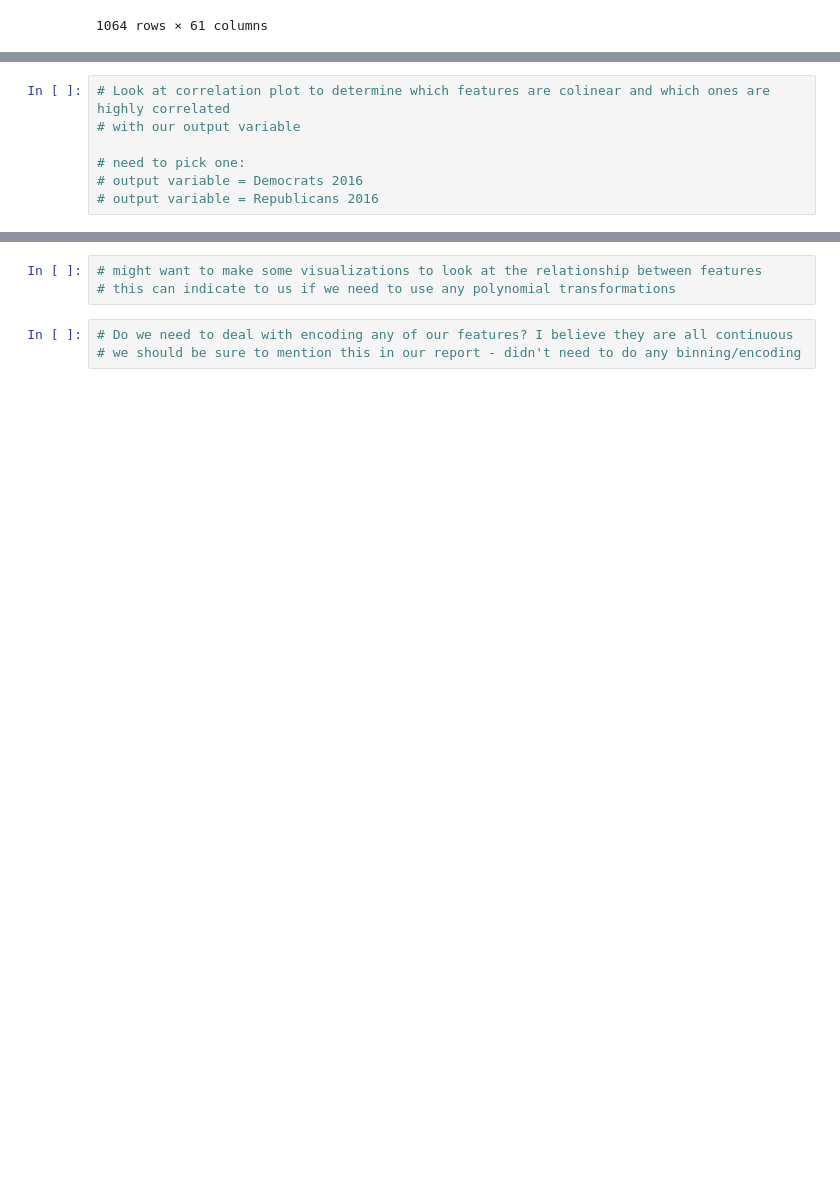
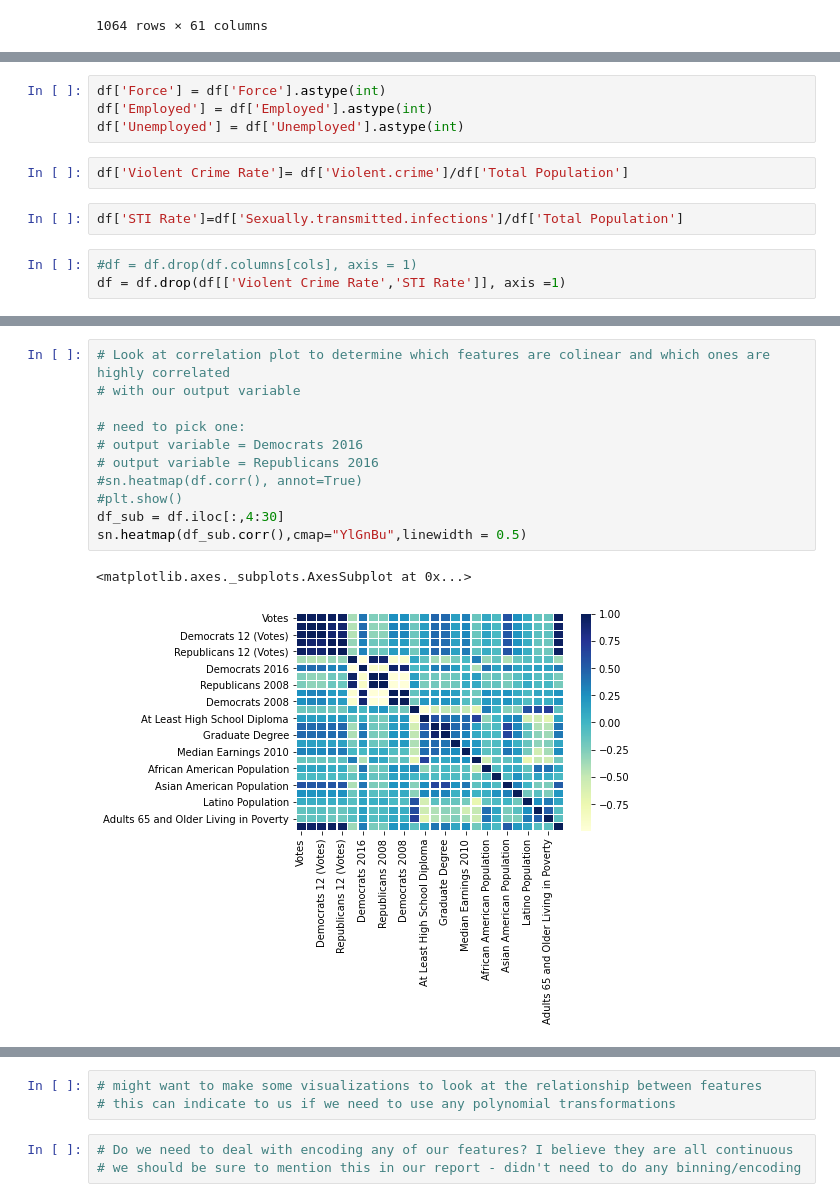
Before and after one commit to eweed001/ORIE-4741-Project, a Jupyter notebook: Data Cleaning and Manipulating.ipynb, the cells around one changed output, grey strips where cells are left out. Cells and saved outputs as stored; diff of their text form; blank space fills up the shorter version.

```diff
--- a/Data Cleaning and Manipulating.ipynb
+++ b/Data Cleaning and Manipulating.ipynb
@@ -586,0 +613,11 @@ df.head()
+# %%
+df['Force'] = df['Force'].astype(int)
+df['Employed'] = df['Employed'].astype(int)
+df['Unemployed'] = df['Unemployed'].astype(int)
+# %%
+df['Violent Crime Rate']= df['Violent.crime']/df['Total Population']
+# %%
+df['STI Rate']=df['Sexually.transmitted.infections']/df['Total Population']
+# %%
+#df = df.drop(df.columns[cols], axis = 1)
+df = df.drop(df[['Violent Crime Rate','STI Rate']], axis =1)
@@ -587,7 +633,14 @@ df.head()
 # %%
 # Look at correlation plot to determine which features are colinear and which ones are highly correlated
 # with our output variable
 
 # need to pick one:
 # output variable = Democrats 2016
 # output variable = Republicans 2016
+#sn.heatmap(df.corr(), annot=True)
+#plt.show()
+df_sub = df.iloc[:,4:30]
+sn.heatmap(df_sub.corr(),cmap="YlGnBu",linewidth = 0.5)
+# %% [output]
+<matplotlib.axes._subplots.AxesSubplot at 0x...>
+[figure, added]
```
Also changed, not shown: parts of 13 cells of this notebook.
